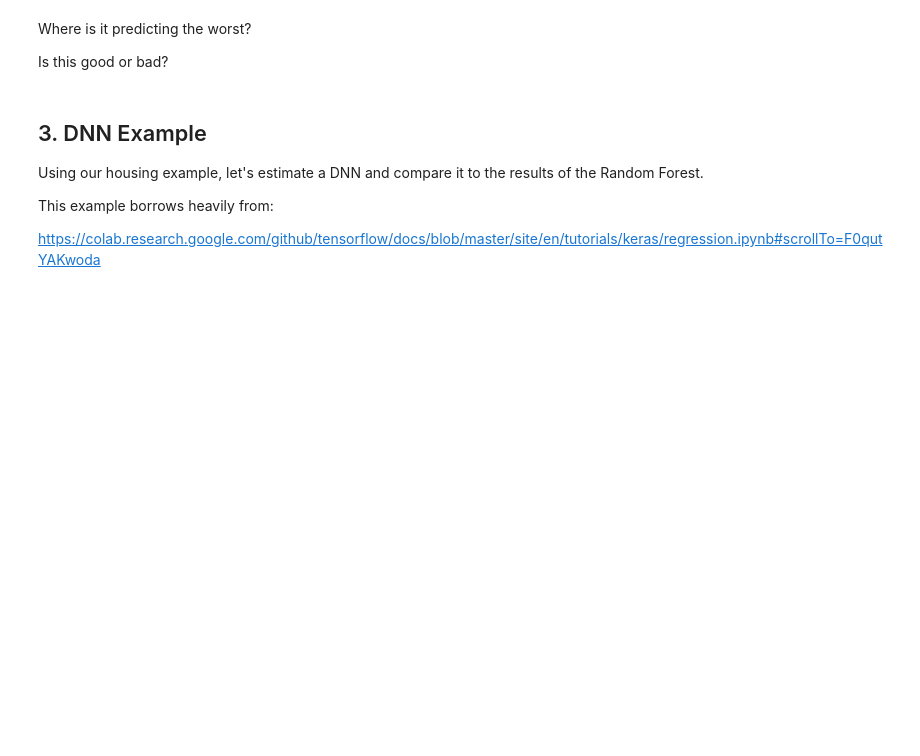
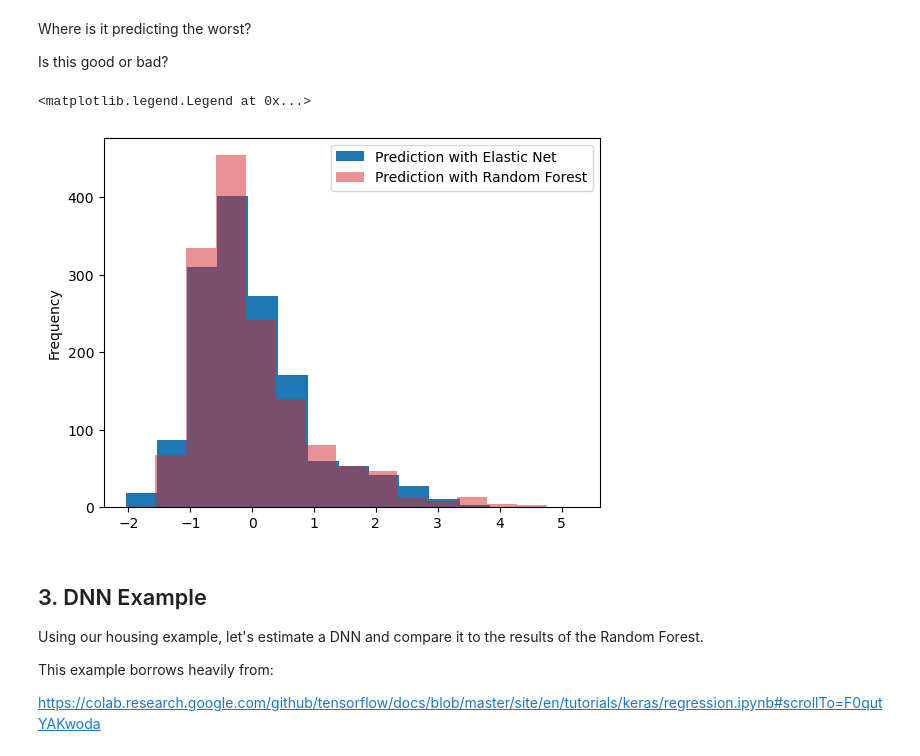
Before and after one commit to jphutch/ACE-592-SAE, a Jupyter notebook: Lectures/5_Analysis/35_SML_Examples.ipynb, the cells around one changed output. Cells and saved outputs as stored; diff of their text form; code cells hidden in the pictures; blank space fills up the shorter version.

```diff
--- a/Lectures/5_Analysis/35_SML_Examples.ipynb
+++ b/Lectures/5_Analysis/35_SML_Examples.ipynb
@@ -384,4 +379,15 @@ rmse_rf
 Where is it predicting the worst?
 
 Is this good or bad?
+# %%
+X_test = StandardScaler().fit_transform(test[features].dropna())
+# %%
+test['y_rf'] = rf_random.predict(X_test)
+# %%
+test['y_elastic'].plot(kind="hist",label="Prediction with Elastic Net",bins=14)
+test['y_rf'].plot(kind="hist",color="C3",alpha=.5,bins=14,label="Prediction with Random Forest")
+plt.legend()
+# %% [output]
+<matplotlib.legend.Legend at 0x...>
+[figure, added]
 # %%
```
Also changed, not shown: parts of 20 cells of this notebook.
